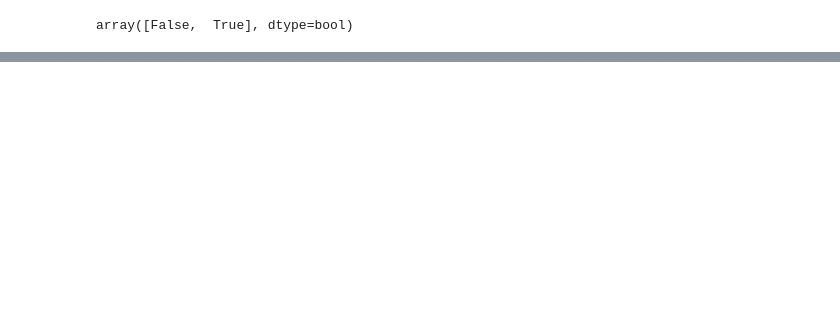
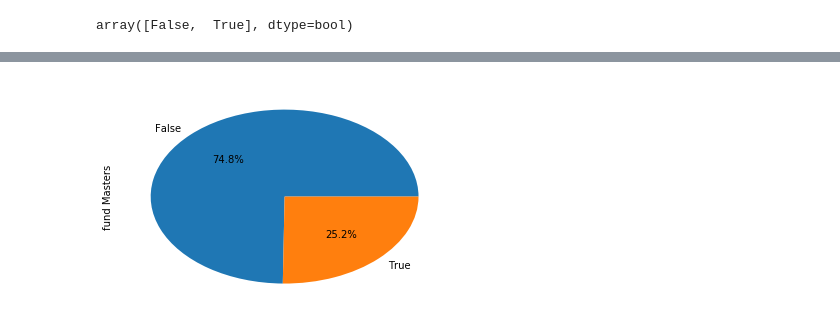
Before and after one commit to harel-coffee/DM17-auto, a Jupyter notebook: 05_DataMining_New_Columns/02_Tree/DecisionTree.ipynb, the cells around one changed output, grey strips where cells are left out. Saved outputs shown, nothing was run; the diff lists cells and outputs as text; code cells hidden in the pictures; blank space fills up the shorter version.

```diff
--- a/05_DataMining_New_Columns/02_Tree/DecisionTree.ipynb
+++ b/05_DataMining_New_Columns/02_Tree/DecisionTree.ipynb
@@ -134,0 +141,6 @@ array([[ 0.57142857,  0.42857143]])
+# %%
+import matplotlib.pyplot as plt
+df[df.degreeCoded==0].fund.value_counts().plot(autopct='%1.1f%%',kind='pie', label='fund Masters')
+plt.show()
+# %% [output]
+[figure, added]
```
Also changed, not shown: parts of 9 cells of this notebook, 36 other files.
